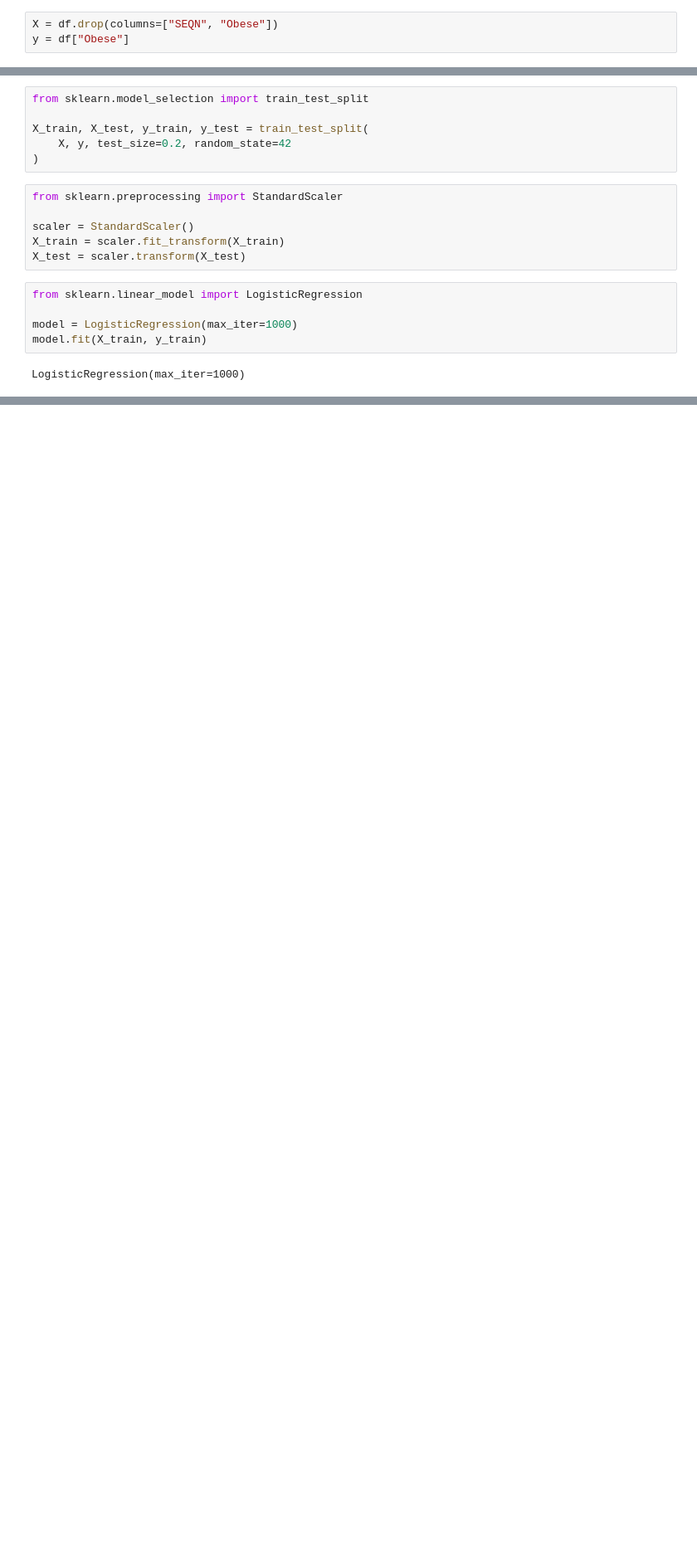
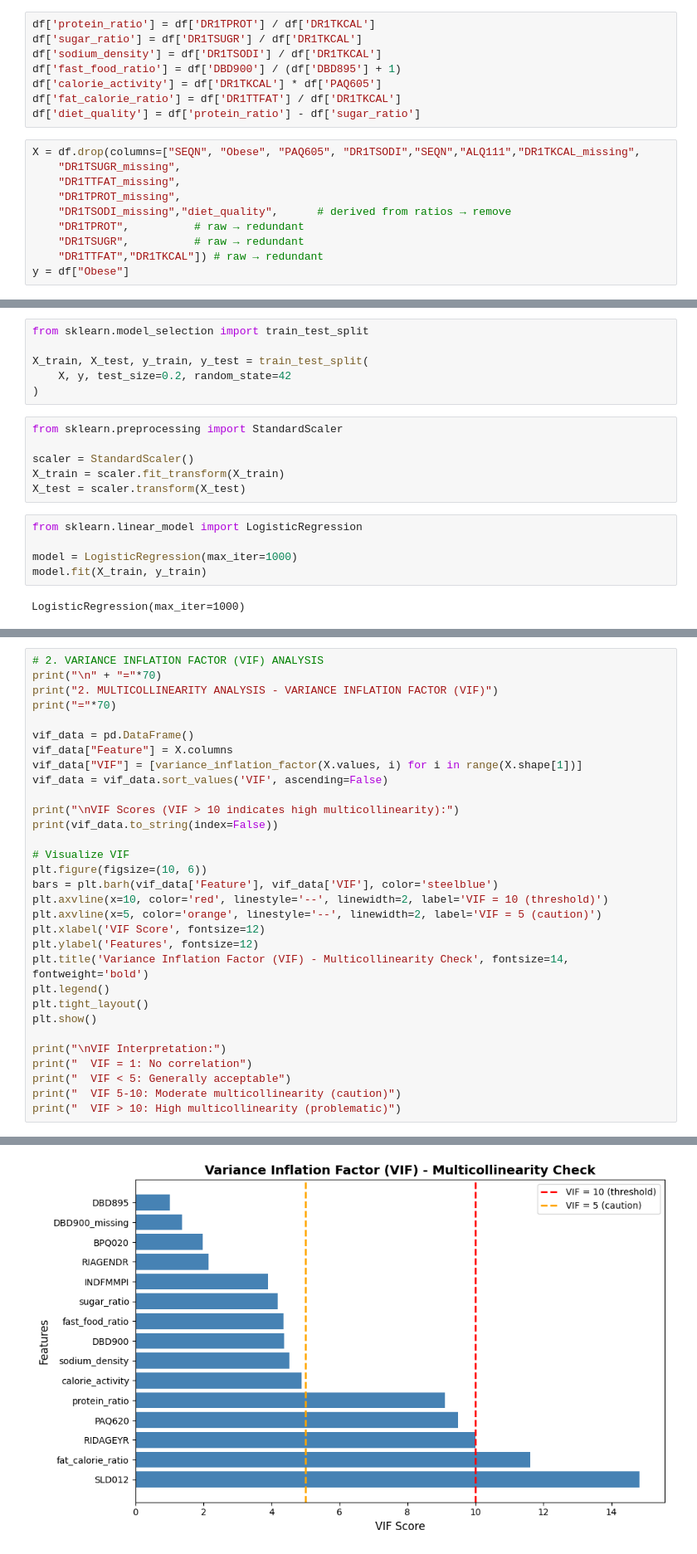
Before and after one commit to aenaganti1999/Capstone_Project, a Jupyter notebook: analyzedata.ipynb, the cells around one changed output, grey strips where cells are left out. Shown at 83% size. Saved outputs shown, nothing was run; the diff lists cells and outputs as text; blank space fills up the shorter version.

```diff
--- a/analyzedata.ipynb
+++ b/analyzedata.ipynb
@@ -135,6 +151,21 @@ df["ALQ111"] = (df["ALQ111"] == 1).astype(int)
 
 # BP
 df["BPQ020"] = (df["BPQ020"] == 1).astype(int)
+# %%
+df['protein_ratio'] = df['DR1TPROT'] / df['DR1TKCAL']
+df['sugar_ratio'] = df['DR1TSUGR'] / df['DR1TKCAL']
+df['sodium_density'] = df['DR1TSODI'] / df['DR1TKCAL']
+df['fast_food_ratio'] = df['DBD900'] / (df['DBD895'] + 1)
+df['calorie_activity'] = df['DR1TKCAL'] * df['PAQ605']
+df['fat_calorie_ratio'] = df['DR1TTFAT'] / df['DR1TKCAL']
+df['diet_quality'] = df['protein_ratio'] - df['sugar_ratio']
 # %%
-X = df.drop(columns=["SEQN", "Obese"])
+X = df.drop(columns=["SEQN", "Obese", "PAQ605", "DR1TSODI","SEQN","ALQ111","DR1TKCAL_missing",
+    "DR1TSUGR_missing",
+    "DR1TTFAT_missing",
+    "DR1TPROT_missing",
+    "DR1TSODI_missing","diet_quality",      # derived from ratios → remove
+    "DR1TPROT",          # raw → redundant
+    "DR1TSUGR",          # raw → redundant
+    "DR1TTFAT","DR1TKCAL"]) # raw → redundant
 y = df["Obese"]
@@ -198,0 +332,32 @@ dtype: float64
+# %%
+# 2. VARIANCE INFLATION FACTOR (VIF) ANALYSIS
+print("\n" + "="*70)
+print("2. MULTICOLLINEARITY ANALYSIS - VARIANCE INFLATION FACTOR (VIF)")
+print("="*70)
+
+vif_data = pd.DataFrame()
+vif_data["Feature"] = X.columns
+vif_data["VIF"] = [variance_inflation_factor(X.values, i) for i in range(X.shape[1])]
+vif_data = vif_data.sort_values('VIF', ascending=False)
+
+print("\nVIF Scores (VIF > 10 indicates high multicollinearity):")
+print(vif_data.to_string(index=False))
+
+# Visualize VIF
+plt.figure(figsize=(10, 6))
+bars = plt.barh(vif_data['Feature'], vif_data['VIF'], color='steelblue')
+plt.axvline(x=10, color='red', linestyle='--', linewidth=2, label='VIF = 10 (threshold)')
+plt.axvline(x=5, color='orange', linestyle='--', linewidth=2, label='VIF = 5 (caution)')
+plt.xlabel('VIF Score', fontsize=12)
+plt.ylabel('Features', fontsize=12)
+plt.title('Variance Inflation Factor (VIF) - Multicollinearity Check', fontsize=14, fontweight='bold')
+plt.legend()
+plt.tight_layout()
+plt.show()
+
+print("\nVIF Interpretation:")
+print("  VIF = 1: No correlation")
+print("  VIF < 5: Generally acceptable")
+print("  VIF 5-10: Moderate multicollinearity (caution)")
+print("  VIF > 10: High multicollinearity (problematic)")
+# %% [output]
@@ -198,0 +381 @@ dtype: float64
+[figure, added]
```
Also changed, not shown: parts of 24 cells of this notebook, 3 other files.
